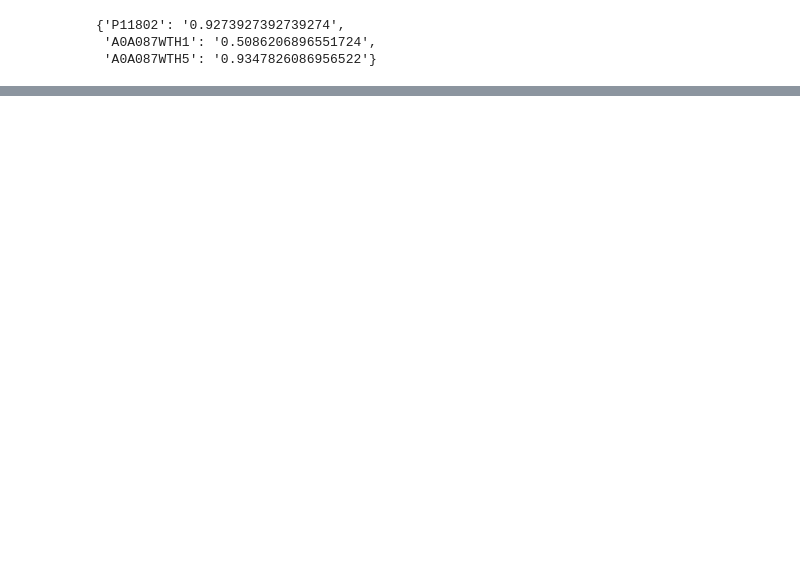
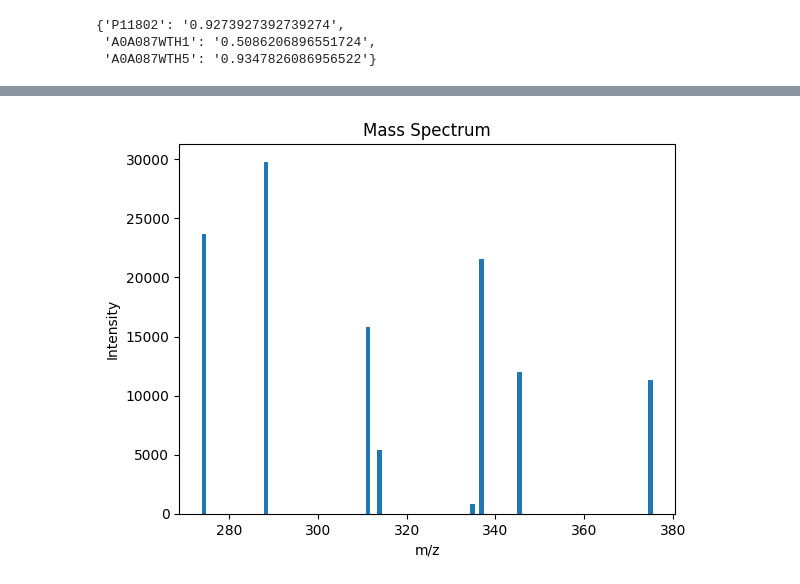
Before and after one commit to Noorrelle/Noelles_proteomsim, a Jupyter notebook: tutorials/ms_experiment_final.ipynb, the cells around one changed output, grey strips where cells are left out. Cells and saved outputs as stored; diff of their text form; code cells hidden in the pictures; blank space fills up the shorter version.

```diff
--- a/tutorials/ms_experiment_final.ipynb
+++ b/tutorials/ms_experiment_final.ipynb
@@ -67,0 +62,3 @@ ps.compute_sequence_coverage_dictionary(ps.digest_protein_collection(proteins, "
+# %%
+peptides_mm = ps.calculate_mol_mass_collection(select_peps, ps.amino_acid_mass_dalton)
+peptides_mm
@@ -67,0 +74,3 @@ ps.compute_sequence_coverage_dictionary(ps.digest_protein_collection(proteins, "
+# %%
+mz_peptides = ps.calculate_mz_collection(peptides_mm, 2)
+mz_peptides
@@ -67,0 +86,4 @@ ps.compute_sequence_coverage_dictionary(ps.digest_protein_collection(proteins, "
+# %%
+plot_peps_mz = ps.plot_spectrum(mz_peptides)
+# %% [output]
+[figure, added]
```
Also changed, not shown: parts of 6 cells of this notebook, 6 other files.
